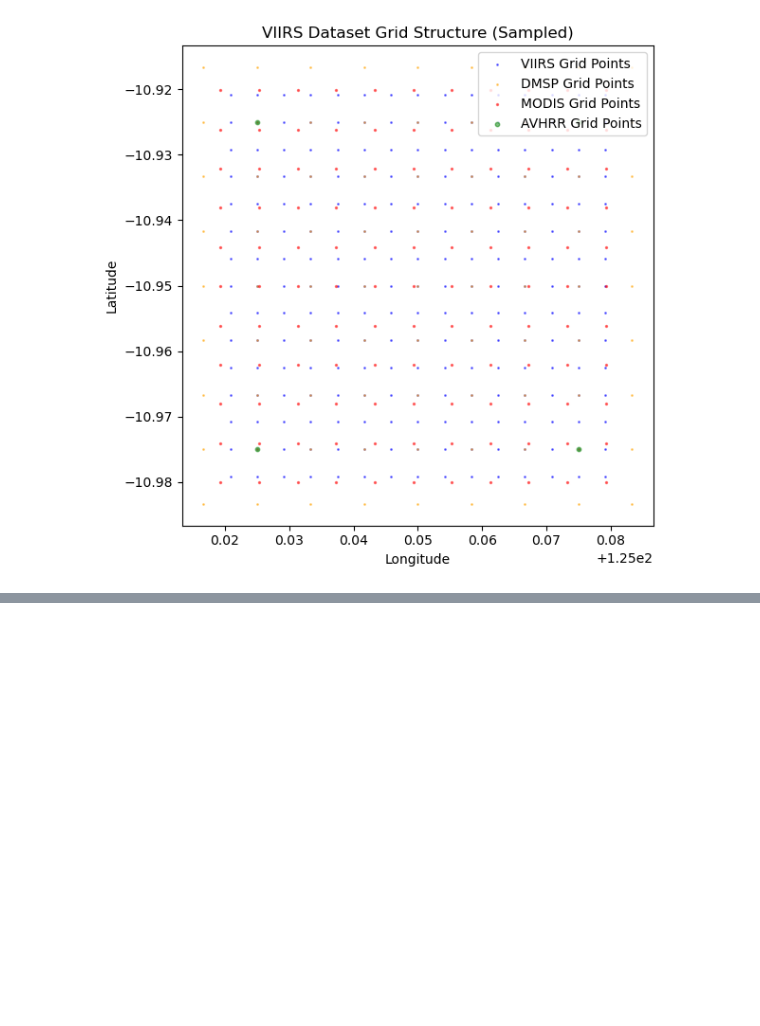
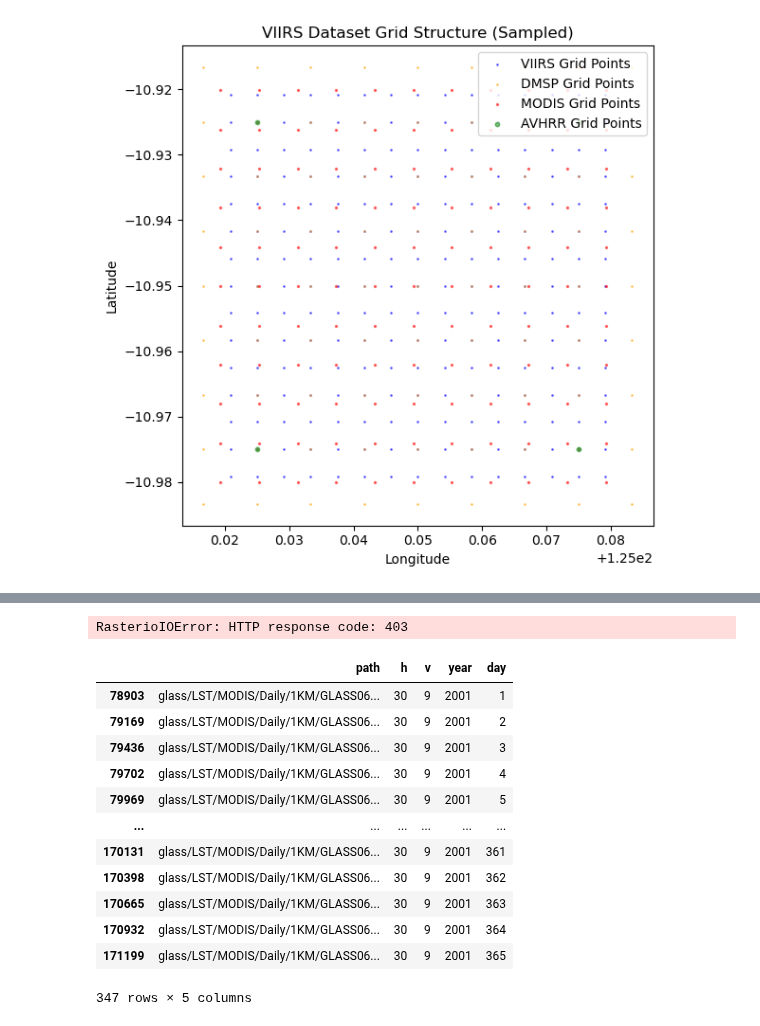
Before and after one commit to felixschulz385/growth-and-temperature, a Jupyter notebook: code/experiments/grid.ipynb, the cells around one changed output, grey strips where cells are left out. Cells and saved outputs as stored; diff of their text form; code cells hidden in the pictures; blank space fills up the shorter version.

Commit message:
Separated grid and landsat experiments; Added GCloud I/O experiments

```diff
--- a/code/experiments/grid.ipynb
+++ b/code/experiments/grid.ipynb
@@ -295,11 +85,0 @@ from matplotlib import pyplot as plt
-# %%
-# load landsat wrs2 grid
-landsat_wrs2 = gpd.read_file("Q:/HEALECON/Felix/Research/Heat Islands/data/WRS2_descending_0/WRS2_descending.shp", engine="pyogrio")
-
-# filter out those not covering land
-if not os.path.exists("Q:/HEALECON/Felix/Research/Heat Islands/data/any_land.pkl"):
-    any_land = np.vstack([landsat_wrs2.intersects(list(shoreline.geoms)[i]) for i in range(len(shoreline.geoms))]).any(axis = 0)
-    pickle.dump(any_land, open("Q:/HEALECON/Felix/Research/Heat Islands/data/any_land.pkl", "wb"))
-else:
-    any_land = pickle.load(open("Q:/HEALECON/Felix/Research/Heat Islands/data/any_land.pkl", "rb"))
-landsat_wrs2_land = landsat_wrs2.loc[any_land,:]
@@ -1121,0 +538,23 @@ fig.savefig("data/grid test/grid_test.png", dpi=300, bbox_inches='tight')
+# %%
+import pickle
+import pandas as pd
+# import MODIS file paths from pickle
+MODIS_files_names = pickle.load(open("Q:/HEALECON/Felix/Research/Heat Islands/data/MODIS_files_names.pkl", "rb"))
+# remove the first element (it is a directory)
+MODIS_files_names = pd.Series(MODIS_files_names)[1:]
+# turn into DF
+MODIS_files_names = MODIS_files_names.to_frame("path")
+# %%
+## extract grid information
+# check if all files have the expected naming convention
+if not MODIS_files_names.path.str.contains(r"h\d{2}v\d{2}", regex = True).all():
+    raise ValueError("Not all files have the expected naming convention")
+# extract h and v from the file names
+MODIS_files_names[["h", "v"]] = MODIS_files_names.path.str.extract(r"h(\d{2})v(\d{2})", expand = True).astype(int)
+# %%
+## extract date information
+# check if all files have the expected naming convention
+if not MODIS_files_names.path.str.contains(r"A\d{7}", regex = True).all():
+    raise ValueError("Not all files have the expected naming convention")
+# extract date from the file names
+MODIS_files_names[["year", "day"]] = MODIS_files_names.path.str.extract(r"A(\d{4})(\d{3})", expand = True).astype(int)
@@ -1121,0 +635,20 @@ fig.savefig("data/grid test/grid_test.png", dpi=300, bbox_inches='tight')
+# %%
+test = rxr.open_rasterio("")
+# %% [output]
+RasterioIOError: HTTP response code: 403
+# %%
+MODIS_files_names.query("h==30 & v==9 & year==2001")
+# %% [output]
+|  | path | h | v | year | day |
+| 78903 | glass/LST/MODIS/Daily/1KM/GLASS06... | 30 | 9 | 2001 | 1 |
+| 79169 | glass/LST/MODIS/Daily/1KM/GLASS06... | 30 | 9 | 2001 | 2 |
+| 79436 | glass/LST/MODIS/Daily/1KM/GLASS06... | 30 | 9 | 2001 | 3 |
+| 79702 | glass/LST/MODIS/Daily/1KM/GLASS06... | 30 | 9 | 2001 | 4 |
+| 79969 | glass/LST/MODIS/Daily/1KM/GLASS06... | 30 | 9 | 2001 | 5 |
+| ... | ... | ... | ... | ... | ... |
+| 170131 | glass/LST/MODIS/Daily/1KM/GLASS06... | 30 | 9 | 2001 | 361 |
+| 170398 | glass/LST/MODIS/Daily/1KM/GLASS06... | 30 | 9 | 2001 | 362 |
+| 170665 | glass/LST/MODIS/Daily/1KM/GLASS06... | 30 | 9 | 2001 | 363 |
+| 170932 | glass/LST/MODIS/Daily/1KM/GLASS06... | 30 | 9 | 2001 | 364 |
+| 171199 | glass/LST/MODIS/Daily/1KM/GLASS06... | 30 | 9 | 2001 | 365 |
+347 rows × 5 columns
```
Also changed, not shown: parts of 68 cells of this notebook.
